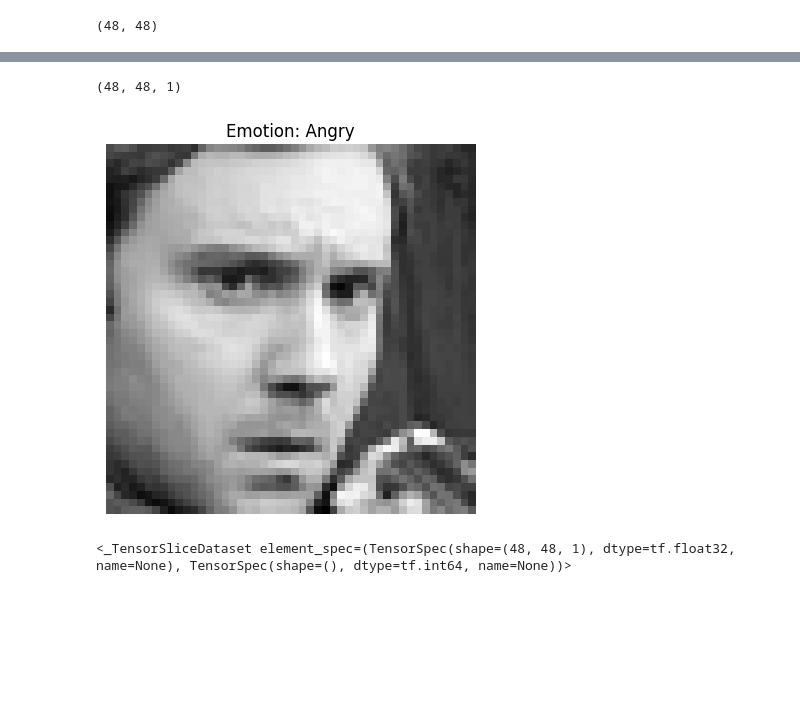
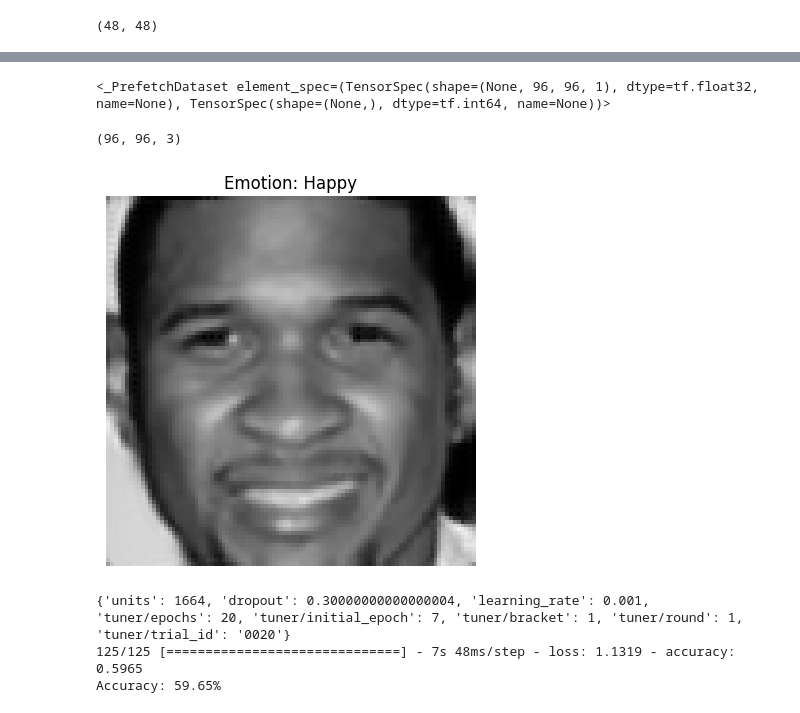
Before and after one commit to julietlawton/emotion-recognition, a Jupyter notebook: project.ipynb, the cells around one changed output, grey strips where cells are left out. Saved outputs shown, nothing was run; the diff lists cells and outputs as text; code cells hidden in the pictures; blank space fills up the shorter version.

```diff
--- a/project.ipynb
+++ b/project.ipynb
@@ -135,0 +315,4 @@ fer_dataset
+# %%
+# Partition data into train, test, and validation splits
+train_df, test_df = train_test_split(fer_df, test_size=0.4, shuffle=True)
+test_df, val_df = train_test_split(test_df, test_size=0.5, shuffle=True)
@@ -135,0 +408,10 @@ fer_dataset
+# %%
+# Define data generator for training set with augmentation operations
+def train_data_generator(df):
+  for _, row in df.iterrows():
+    image = tf.convert_to_tensor(row['pixels'], dtype=tf.float32)
+    image = tf.image.random_flip_left_right(image)
+    image = tf.image.random_brightness(image, max_delta=0.2)
+    image = tf.image.random_contrast(image, lower=0.5, upper=1.5)
+    label = tf.convert_to_tensor(row['emotion'], dtype=tf.int64)
+    yield (image, label)
@@ -136,15 +425,38 @@ fer_dataset
+# %%
+# Set buffer size for shuffle and batch size for training
+BUFFER_SIZE = 2000
+BATCH_SIZE = 64
+# %%
+# Create tf datasets for each split
+train_dataset = tf.data.Dataset.from_generator(
+    lambda: train_data_generator(train_df),
+    output_types=(tf.float32, tf.int64),
+    output_shapes=([INPUT_SIZE, INPUT_SIZE, 1], [])
+).shuffle(BUFFER_SIZE).batch(BATCH_SIZE).prefetch(tf.data.experimental.AUTOTUNE)
+
+val_dataset = tf.data.Dataset.from_generator(
+    lambda: test_val_data_generator(val_df),
+    output_types=(tf.float32, tf.int64),
+    output_shapes=([INPUT_SIZE, INPUT_SIZE, 1], [])
+).shuffle(BUFFER_SIZE).batch(BATCH_SIZE).prefetch(tf.data.experimental.AUTOTUNE)
+
+test_dataset = tf.data.Dataset.from_generator(
+    lambda: test_val_data_generator(test_df),
+    output_types=(tf.float32, tf.int64),
+    output_shapes=([INPUT_SIZE, INPUT_SIZE, 1], [])
+).batch(BATCH_SIZE).prefetch(tf.data.experimental.AUTOTUNE)
+# %%
+print(train_dataset)
+# %% [output]
+<_PrefetchDataset element_spec=(TensorSpec(shape=(None, 96, 96, 1), dtype=tf.float32, name=None), TensorSpec(shape=(None,), dtype=tf.int64, name=None))>
 # %%
 # Check that conversion worked
-for img, label in fer_dataset.take(1):
-    print(img.shape)
-    plt.title(f"Emotion: {emotion_mapping[label.numpy()]}")
-    plt.imshow(img, cmap='gray')
+for img_batch, label_batch in train_dataset.take(1):
+    print(img_batch[0].shape)
+    plt.title(f"Emotion: {emotion_mapping[label_batch[0].numpy()]}")
+    plt.imshow(img_batch[0], cmap='gray')
     plt.axis('off')
     plt.show()
 # %% [output]
-(48, 48, 1)
+(96, 96, 3)
-[figure, old version]
+[figure, new version]
-# %%
-print(fer_dataset)
-# %% [output]
-<_TensorSliceDataset element_spec=(TensorSpec(shape=(48, 48, 1), dtype=tf.float32, name=None), TensorSpec(shape=(), dtype=tf.int64, name=None))>
@@ -150,0 +530,13 @@ print(fer_dataset)
+# %%
+# Retrieve the best hyperparameters from the run
+best_hyperparameters = tuner.oracle.get_best_trials(num_trials=1)[0].hyperparameters.values
+print(best_hyperparameters)
+
+# Retrieve the best model and evaluate
+best_model = tuner.get_best_models(num_models=1)[0]
+scores = best_model.evaluate(test_dataset)
+print("Accuracy: %.2f%%" % (scores[1]*100))
+# %% [output]
+{'units': 1664, 'dropout': 0.30000000000000004, 'learning_rate': 0.001, 'tuner/epochs': 20, 'tuner/initial_epoch': 7, 'tuner/bracket': 1, 'tuner/round': 1, 'tuner/trial_id': '0020'}
+125/125 [==============================] - 7s 48ms/step - loss: 1.1319 - accuracy: 0.5965
+Accuracy: 59.65%
```
Also changed, not shown: parts of 66 cells of this notebook.
